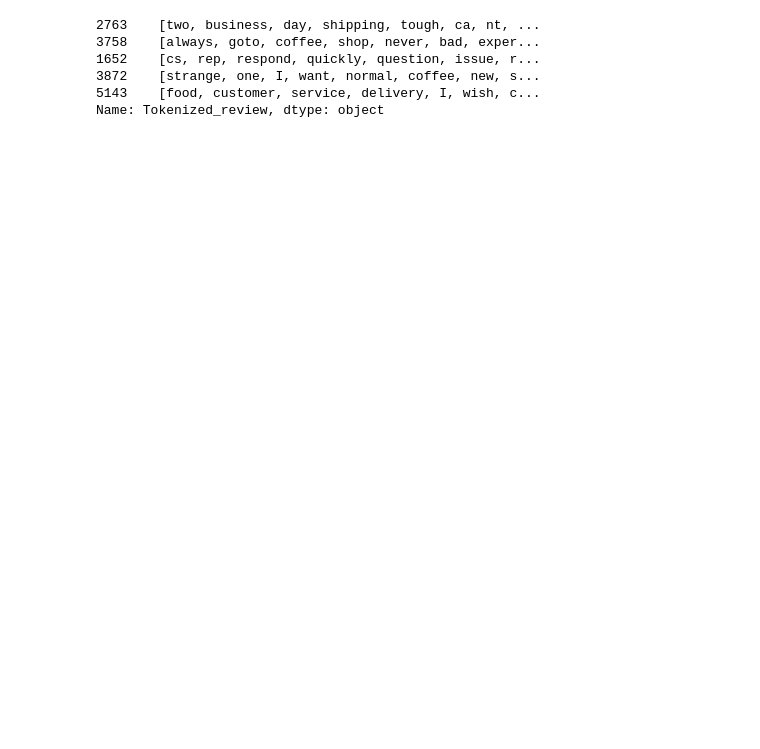
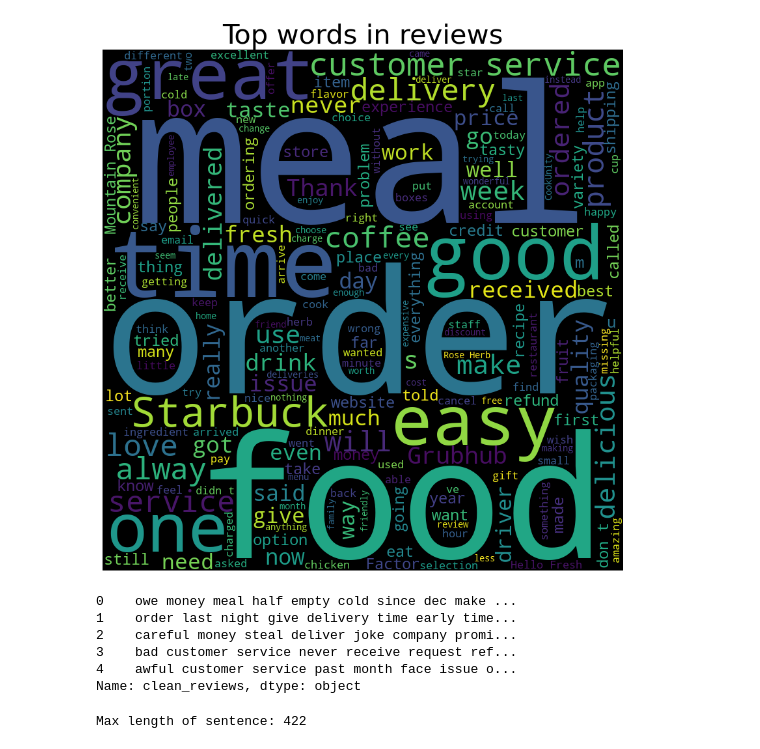
Before and after one commit to ArtusDLV/NLP_Scraping, a Jupyter notebook: project.ipynb, the cells around one changed output. Saved outputs shown, nothing was run; the diff lists cells and outputs as text; code cells hidden in the pictures; blank space fills up the shorter version.

```diff
--- a/project.ipynb
+++ b/project.ipynb
@@ -0,0 +10,2 @@
+# %%
+df = pd.read_csv('data/processed_data.csv')
@@ -8,3 +17,0 @@ from scripts.preprocessing import load_data,clean_df,tokenize,train_test
-# %%
-df = load_data()
-df.head()
@@ -45,4 +17,0 @@ coating :   (3717, 0)   0.38253533314157406
-# %%
-df = clean_df('Headline',df)
-df['Tokenized_headline'] = tokenize(df,'Headline')
-df.head()
@@ -58,9 +18,4 @@ x_train, x_test, y_train, y_test = train_test(df)
-# %%
-y_test.head()
-# %% [output]
-2763    [two, business, day, shipping, tough, ca, nt, ...
-3758    [always, goto, coffee, shop, never, bad, exper...
-1652    [cs, rep, respond, quickly, question, issue, r...
-3872    [strange, one, I, want, normal, coffee, new, s...
-5143    [food, customer, service, delivery, I, wish, c...
-Name: Tokenized_review, dtype: object
+# %%
+wordCloud_generator(df['Review'], title="Top words in reviews")
+# %% [output]
+[figure, added]
@@ -66,0 +162,43 @@ Name: Tokenized_review, dtype: object
+# %%
+import numpy as np
+import pandas as pd
+import re
+import spacy
+from nltk.corpus import stopwords
+from wordcloud import WordCloud,STOPWORDS
+from tensorflow.keras.utils import to_categorical
+import matplotlib.pyplot as plt
+import string
+
+nlp = spacy.load('en_core_web_sm',disable=['parser','ner'])
+stop = stopwords.words('english')
+
+def cleanData(reviews):
+    all_=[]
+    for review in reviews:
+        lower_case = review.lower() #lower case the text
+        lower_case = lower_case.replace(" n't"," not") #correct n't as not
+        lower_case = lower_case.replace("."," . ")
+        lower_case = ' '.join(word.strip(string.punctuation) for word in lower_case.split()) #remove punctuation
+        words = lower_case.split() #split into words
+        words = [word for word in words if word.isalpha()] #remove numbers
+        split = [apposV2[word] if word in apposV2 else word for word in words] #correct using apposV2 as mentioned above
+        split = [appos[word] if word in appos else word for word in split] #correct using appos as mentioned above
+        split = [word for word in split if word not in stop] #remove stop words
+        reformed = " ".join(split) #join words back to the text
+        doc = nlp(reformed)
+        reformed = " ".join([token.lemma_ for token in doc]) #lemmatiztion
+        all_.append(reformed)
+    df_cleaned = pd.DataFrame()
+    df_cleaned['clean_reviews'] = all_
+    return df_cleaned['clean_reviews']
+
+X_cleaned = cleanData(X)
+X_cleaned.head()
+# %% [output]
+0    owe money meal half empty cold since dec make ...
+1    order last night give delivery time early time...
+2    careful money steal deliver joke company promi...
+3    bad customer service never receive request ref...
+4    awful customer service past month face issue o...
+Name: clean_reviews, dtype: object
@@ -66,0 +209,12 @@ Name: Tokenized_review, dtype: object
+# %%
+from tensorflow.keras.preprocessing.text import Tokenizer
+from tensorflow.keras.preprocessing.sequence import pad_sequences
+tokenizer = Tokenizer()
+tokenizer.fit_on_texts(X_train)
+X_train = tokenizer.texts_to_sequences(X_train)
+max_length = max([len(x) for x in X_train])
+vocab_size = len(tokenizer.word_index) + 1
+print("Max length of sentence: {}".format(max_length))
+X_train = pad_sequences(X_train, max_length ,padding='post')
+# %% [output]
+Max length of sentence: 422
```
Also changed, not shown: parts of 26 cells of this notebook.
